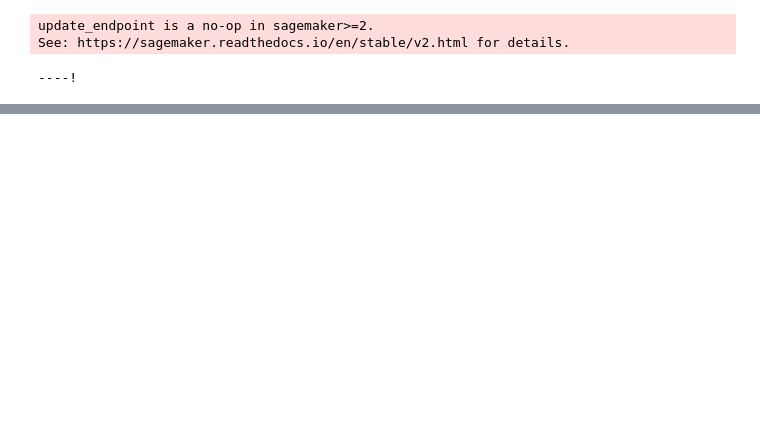
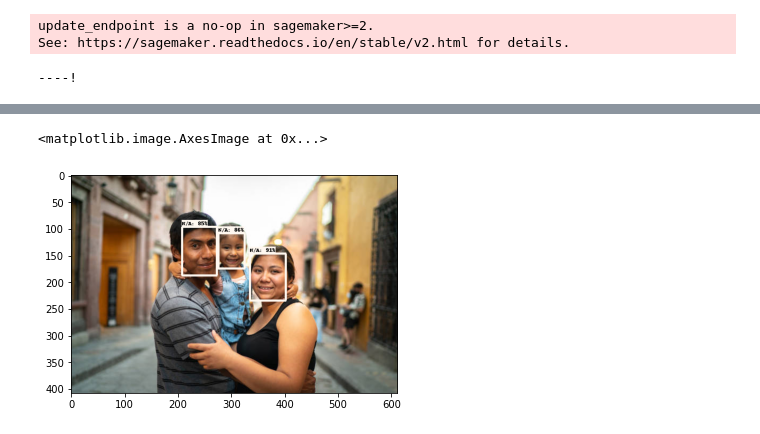
Before and after one commit to DiversityDatabaseProject/AWS_Sagemaker, a Jupyter notebook: AWS_Sagemaker/Refactoring/my_prediction_v9 - Refactored.ipynb, the cells around one changed output, grey strips where cells are left out. Drawn from its saved outputs; the diff is of its cells as text; code cells hidden in the pictures; blank space fills up the shorter version.

```diff
--- a/AWS_Sagemaker/Refactoring/my_prediction_v9 - Refactored.ipynb
+++ b/AWS_Sagemaker/Refactoring/my_prediction_v9 - Refactored.ipynb
@@ -57,5 +77,3 @@ image_key=image_key[7:]
-# %%
-image_key2=image_key[:-4]
 # %%
 import cv2
 # %%
@@ -93,0 +133,10 @@ plt.imshow(cv2.cvtColor(image_withlabel, cv2.COLOR_BGR2RGB))
+# %%
+image_content2=cv2.imread('image.jpg',1)
+image_withlabel2, score2 = my_inference.inference('image.jpg',image_content2,predictor,image_key2)
+# %%
+#%matplotlib inline
+plt.imshow(image_withlabel2)
+plt.imshow(cv2.cvtColor(image_withlabel2, cv2.COLOR_BGR2RGB))
+# %% [output]
+<matplotlib.image.AxesImage at 0x...>
+[figure, added]
```
Also changed, not shown: parts of 16 cells of this notebook.
